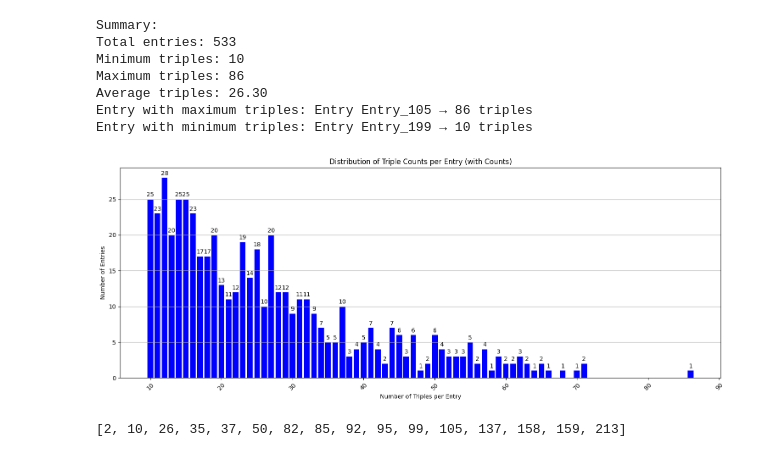
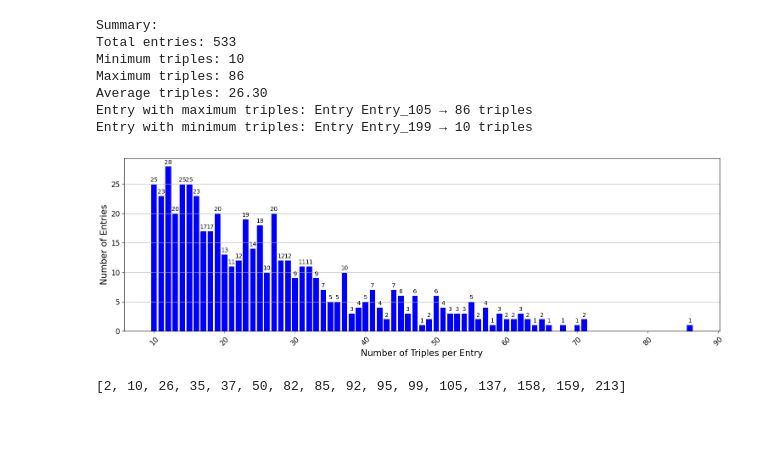
Before and after one commit to NonsoCynthia/Long-Text-Generation-for-D2T, a Jupyter notebook: long_text.ipynb, the cells around one changed output. Drawn from its saved outputs; the diff is of its cells as text; code cells hidden in the pictures; blank space fills up the shorter version.

```diff
--- a/long_text.ipynb
+++ b/long_text.ipynb
@@ -44,32 +44,33 @@ Entry with minimum triples: Entry Entry_199 → 10 triples
 # %%
 # Calculate the distribution
 length_counts = Counter(lengths)
 sorted_lengths = sorted(length_counts.items())
 x_vals, y_vals = zip(*sorted_lengths)
 
 # Enhanced Plotting Code75
-plt.figure(figsize=(15, 6))
+plt.figure(figsize=(15, 5))
 bars = plt.bar(x_vals, y_vals, color='blue')
 
 # Annotate each bar with the count value
 for bar in bars:
     height = bar.get_height()
     plt.text(bar.get_x() + bar.get_width() / 2, height + 0.2, str(height),
              ha='center', va='bottom', fontsize=10)
 
 # Axis labeling and aesthetics
-plt.xlabel('Number of Triples per Entry')
-plt.ylabel('Number of Entries')
-plt.title('Distribution of Triple Counts per Entry (with Counts)')
-plt.xticks(rotation=45)
+plt.xlabel('Number of Triples per Entry', fontsize=15)
+plt.ylabel('Number of Entries', fontsize=15)
+# plt.title('Distribution of Triple Counts per Entry (with Counts)', fontsize=16)
+plt.xticks(rotation=45, fontsize=12)
+plt.yticks(fontsize=12)
 plt.grid(axis='y')
 plt.tight_layout()
 
 # Save plot locally (uncomment the line below to save)
-# plt.savefig("triple_distribution.png", dpi=300)
+plt.savefig("data/triple_distribution.png", dpi=300)
 plt.show()
 # %% [output]
-[figure, old version]
+[figure, new version]
 # %%
 g60 = [n for n, i in enumerate(length)  if i > 60]
 g60
```
Also changed, not shown: 8 other files.
